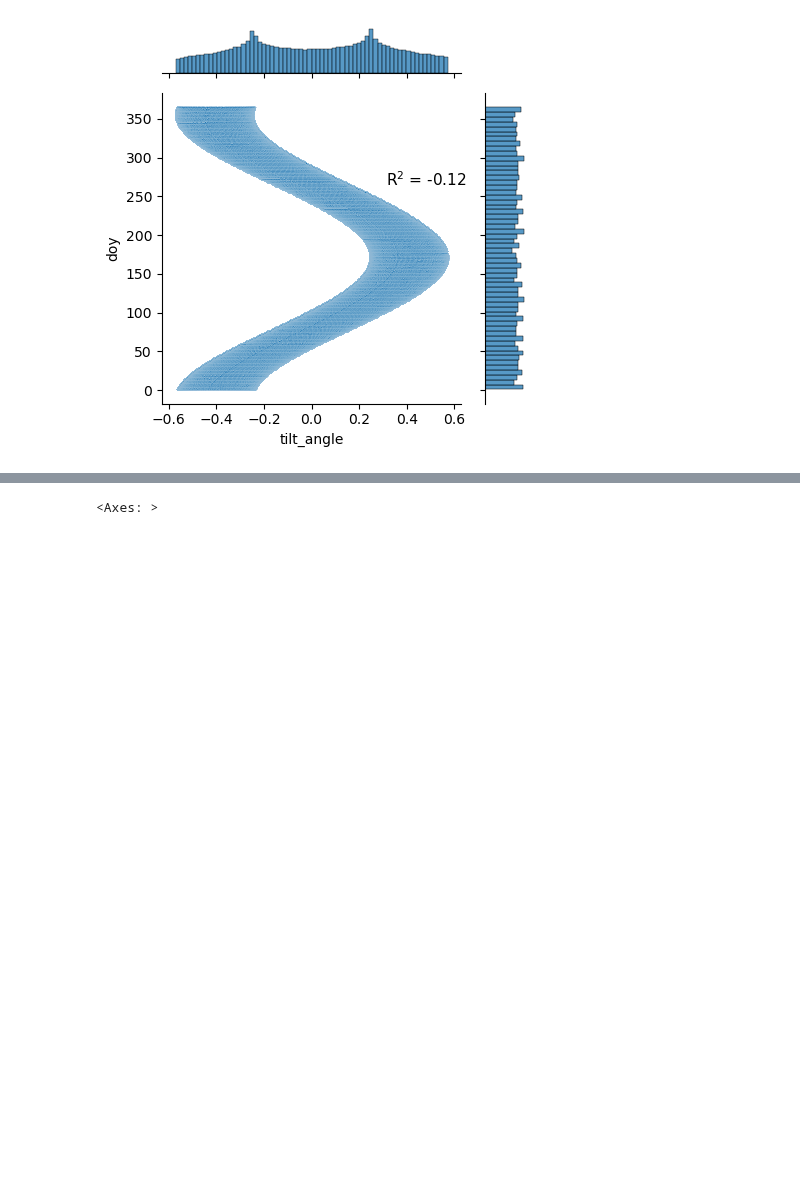
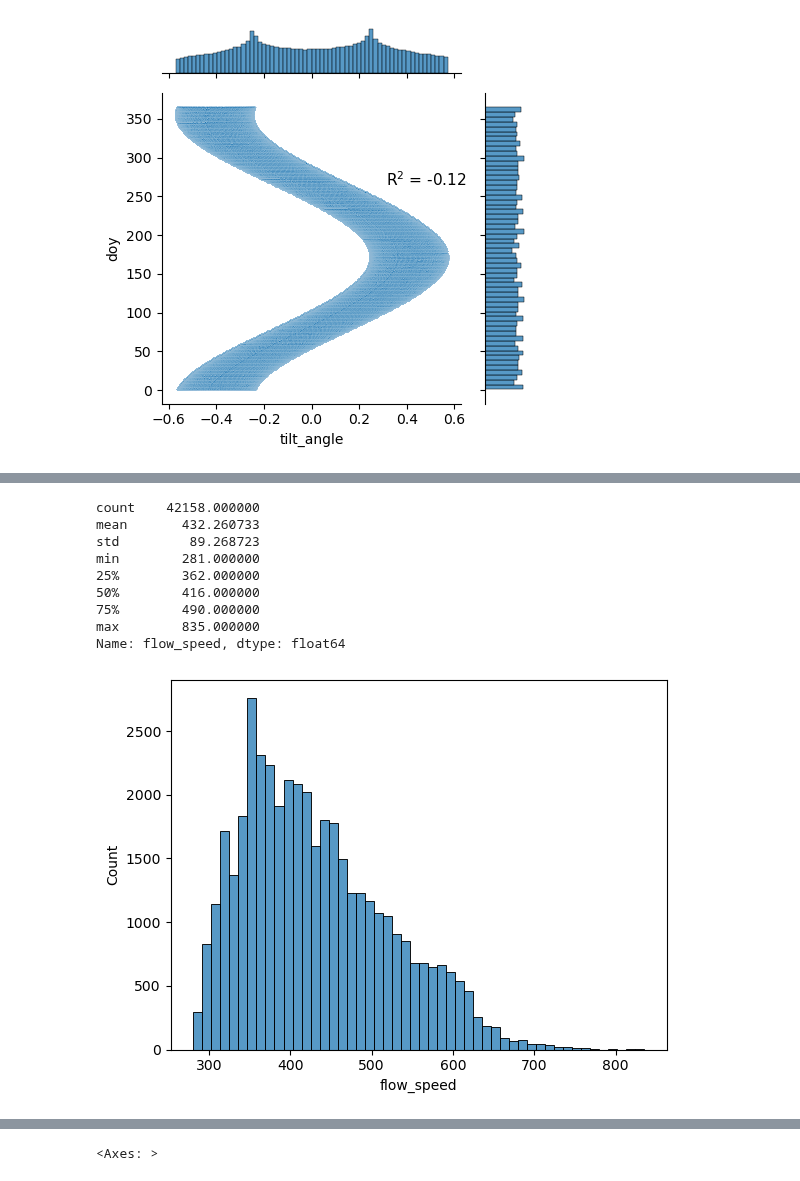
Before and after one commit to reddy-sachin/REPPU-ESN2, a Jupyter notebook: SR_ML/get_omni.ipynb, the cells around one changed output, grey strips where cells are left out. Drawn from its saved outputs; the diff is of its cells as text; code cells hidden in the pictures; blank space fills up the shorter version.

```diff
--- a/SR_ML/get_omni.ipynb
+++ b/SR_ML/get_omni.ipynb
@@ -313,3 +313,17 @@ plt.tight_layout()
+# %%
+sns.histplot(omni_mhd_dt_merged['flow_speed'], bins=50)
+omni_mhd_dt_merged['flow_speed'].describe()
+# %% [output]
+count    42158.000000
+mean       432.260733
+std         89.268723
+min        281.000000
+25%        362.000000
+50%        416.000000
+75%        490.000000
+max        835.000000
+Name: flow_speed, dtype: float64
+[figure, added]
 # %%
 # %% [output]
 |  | dt | BY_GSE | BZ_GSE | flow_speed | proton_density | T | Pressure | E | Mach_num | BSN_x | ... |
```
Also changed, not shown: parts of 1 cell of this notebook, 8 other files.
